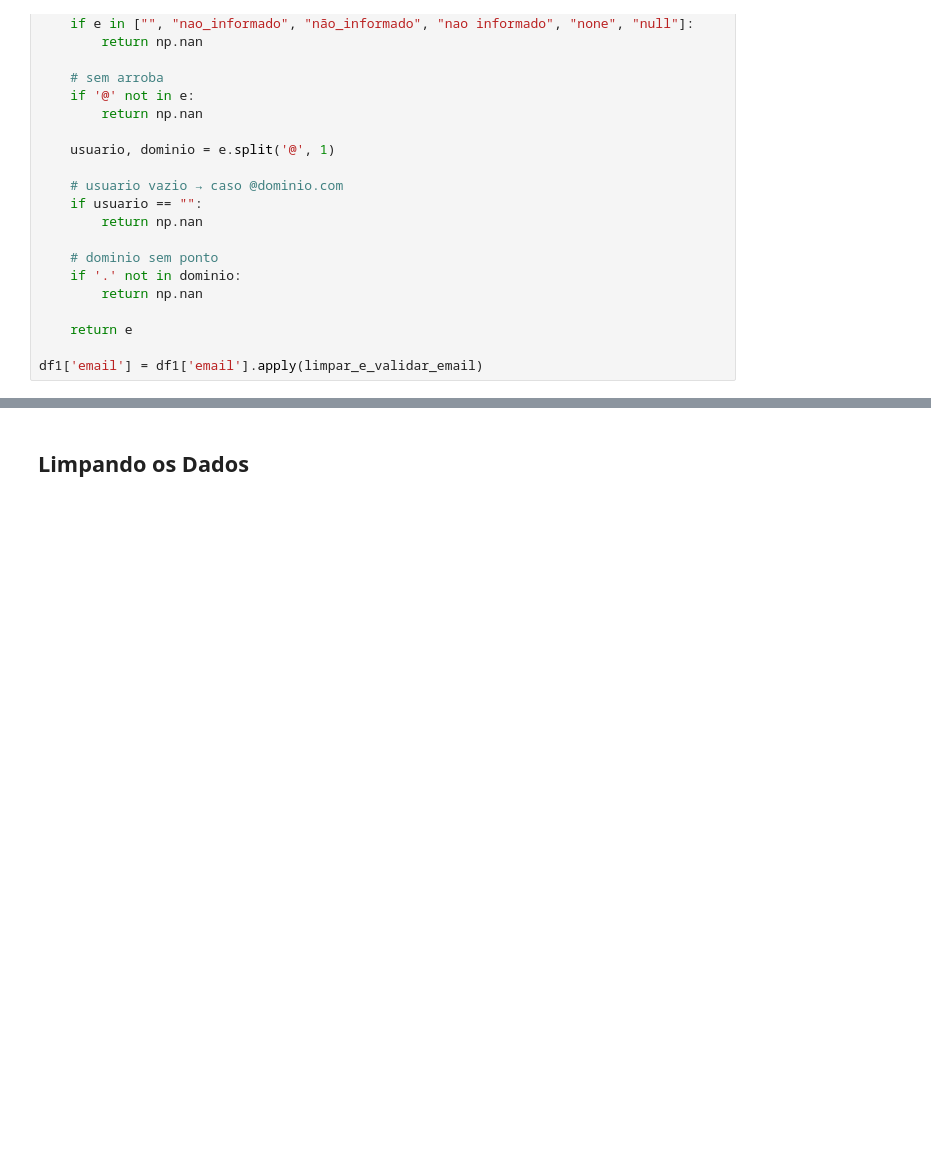
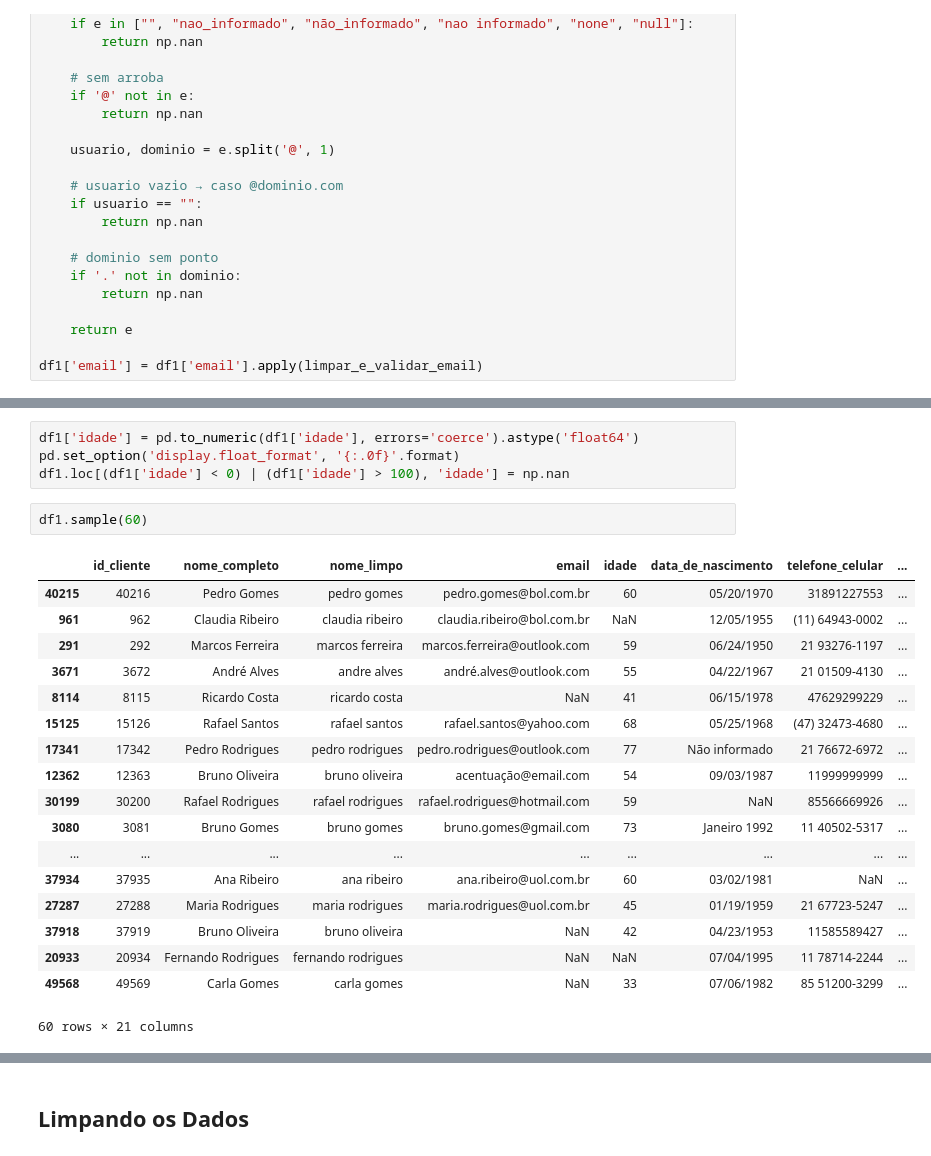
Before and after one commit to letambelli/pipeline-limpeza-de-dados, a Jupyter notebook: limpeza.ipynb, the cells around one changed output, grey strips where cells are left out. Drawn from its saved outputs; the diff is of its cells as text; blank space fills up the shorter version.

```diff
--- a/limpeza.ipynb
+++ b/limpeza.ipynb
@@ -348,0 +350,25 @@ df1.tail(60)
+# %%
+df1['idade'] = pd.to_numeric(df1['idade'], errors='coerce').astype('float64')
+pd.set_option('display.float_format', '{:.0f}'.format)
+df1.loc[(df1['idade'] < 0) | (df1['idade'] > 100), 'idade'] = np.nan
+# %%
+df1.sample(60)
+# %% [output]
+|  | id_cliente | nome_completo | nome_limpo | email | idade | data_de_nascimento | telefone_celular | ... |
+| 40215 | 40216 | Pedro Gomes | pedro gomes | pedro.gomes@bol.com.br | 60 | 05/20/1970 | 31891227553 | ... |
+| 961 | 962 | Claudia Ribeiro | claudia ribeiro | claudia.ribeiro@bol.com.br | NaN | 12/05/1955 | (11) 64943-0002 | ... |
+| 291 | 292 | Marcos Ferreira | marcos ferreira | marcos.ferreira@outlook.com | 59 | 06/24/1950 | 21 93276-1197 | ... |
+| 3671 | 3672 | André Alves | andre alves | andré.alves@outlook.com | 55 | 04/22/1967 | 21 01509-4130 | ... |
+| 8114 | 8115 | Ricardo Costa | ricardo costa | NaN | 41 | 06/15/1978 | 47629299229 | ... |
+| 15125 | 15126 | Rafael Santos | rafael santos | rafael.santos@yahoo.com | 68 | 05/25/1968 | (47) 32473-4680 | ... |
+| 17341 | 17342 | Pedro Rodrigues | pedro rodrigues | pedro.rodrigues@outlook.com | 77 | Não informado | 21 76672-6972 | ... |
+| 12362 | 12363 | Bruno Oliveira | bruno oliveira | acentuação@email.com | 54 | 09/03/1987 | 11999999999 | ... |
+| 30199 | 30200 | Rafael Rodrigues | rafael rodrigues | rafael.rodrigues@hotmail.com | 59 | NaN | 85566669926 | ... |
+| 3080 | 3081 | Bruno Gomes | bruno gomes | bruno.gomes@gmail.com | 73 | Janeiro 1992 | 11 40502-5317 | ... |
+| ... | ... | ... | ... | ... | ... | ... | ... | ... |
+| 37934 | 37935 | Ana Ribeiro | ana ribeiro | ana.ribeiro@uol.com.br | 60 | 03/02/1981 | NaN | ... |
+| 27287 | 27288 | Maria Rodrigues | maria rodrigues | maria.rodrigues@uol.com.br | 45 | 01/19/1959 | 21 67723-5247 | ... |
+| 37918 | 37919 | Bruno Oliveira | bruno oliveira | NaN | 42 | 04/23/1953 | 11585589427 | ... |
+| 20933 | 20934 | Fernando Rodrigues | fernando rodrigues | NaN | NaN | 07/04/1995 | 11 78714-2244 | ... |
+| 49568 | 49569 | Carla Gomes | carla gomes | NaN | 33 | 07/06/1982 | 85 51200-3299 | ... |
+60 rows × 21 columns
```
Also changed, not shown: parts of 13 cells of this notebook.
